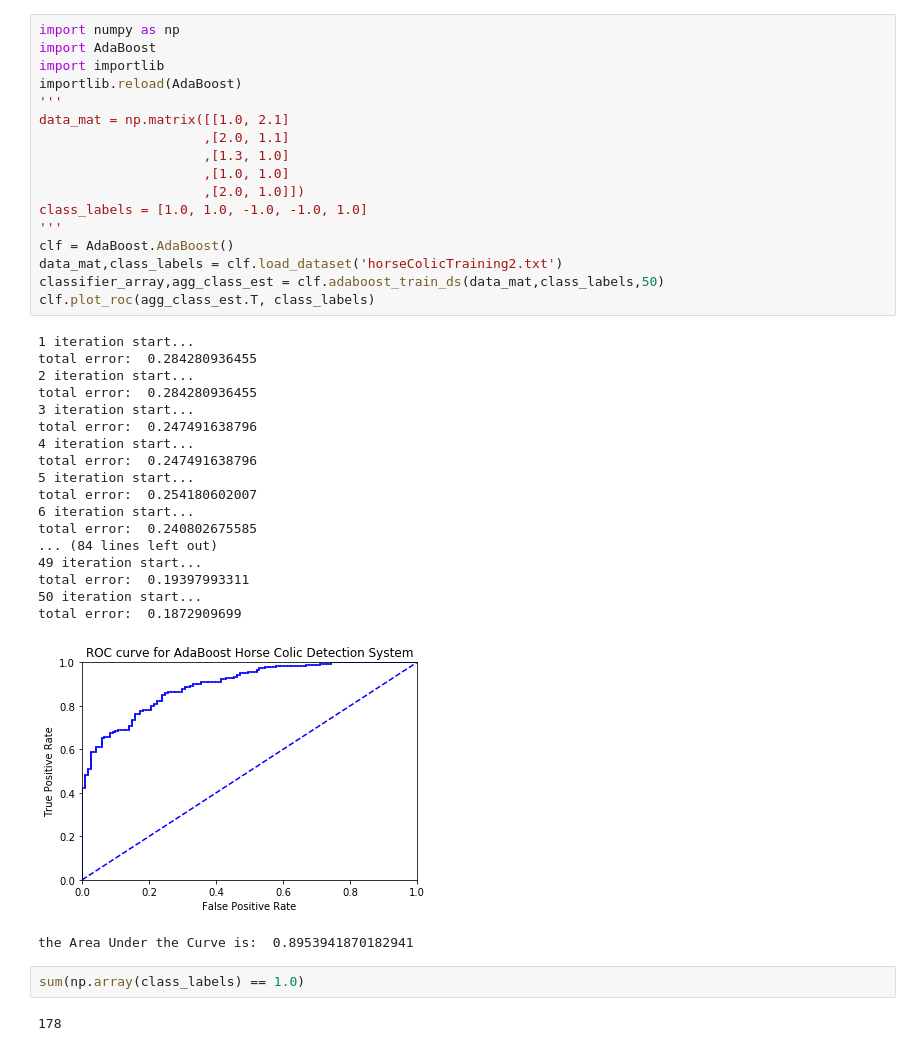
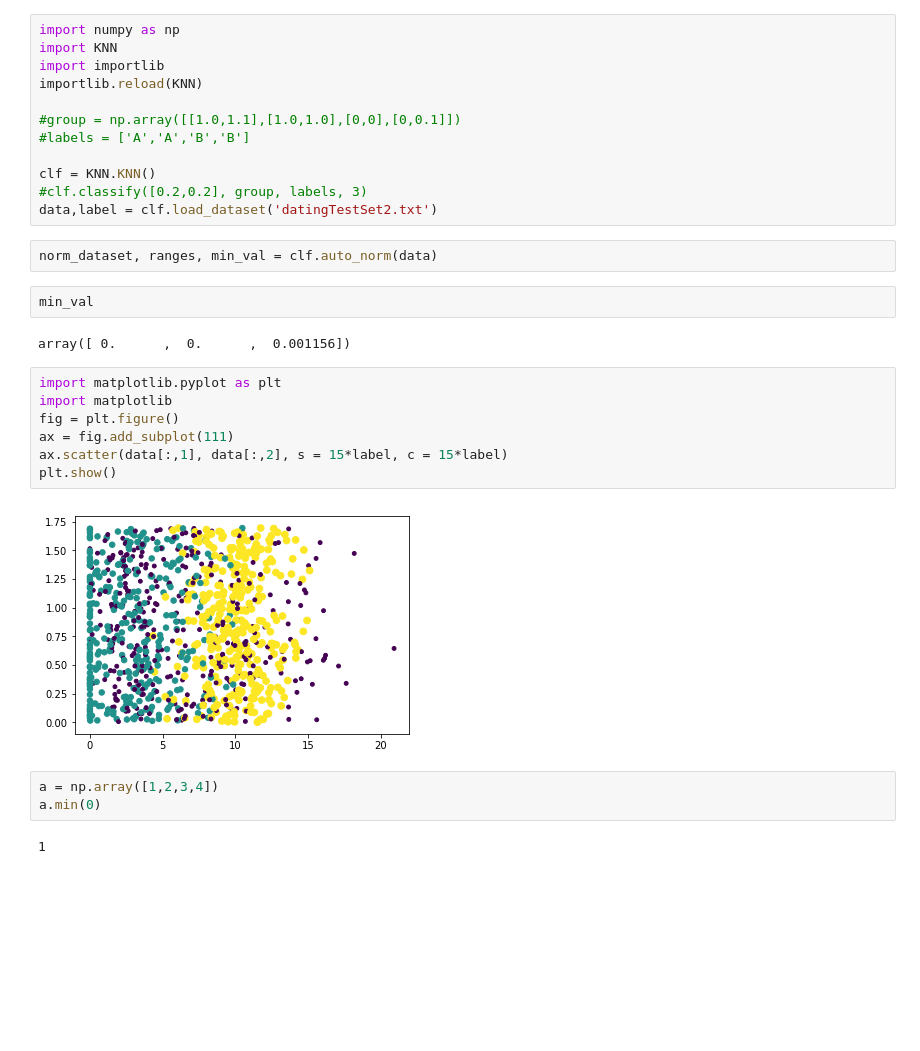
Before and after one commit to hidejxz/machinelearning, a Jupyter notebook: Untitled.ipynb, the cells around one changed output. Saved outputs shown, nothing was run; the diff lists cells and outputs as text; blank space fills up the shorter version.

```diff
--- a/Untitled.ipynb
+++ b/Untitled.ipynb
@@ -1,41 +1,32 @@
-# %%
-import numpy as np
-import AdaBoost
-import importlib
-importlib.reload(AdaBoost)
-'''
-data_mat = np.matrix([[1.0, 2.1]
-                     ,[2.0, 1.1]
-                     ,[1.3, 1.0]
-                     ,[1.0, 1.0]
-                     ,[2.0, 1.0]])
-class_labels = [1.0, 1.0, -1.0, -1.0, 1.0]
-'''
-clf = AdaBoost.AdaBoost()
-data_mat,class_labels = clf.load_dataset('horseColicTraining2.txt')
-classifier_array,agg_class_est = clf.adaboost_train_ds(data_mat,class_labels,50)
-clf.plot_roc(agg_class_est.T, class_labels)
-# %% [output]
-1 iteration start...
-total error:  0.284280936455
-2 iteration start...
-total error:  0.284280936455
-3 iteration start...
-total error:  0.247491638796
-4 iteration start...
-total error:  0.247491638796
-5 iteration start...
-total error:  0.254180602007
-6 iteration start...
-total error:  0.240802675585
-... (84 lines left out)
-49 iteration start...
-total error:  0.19397993311
-50 iteration start...
-total error:  0.1872909699
-[figure, removed]
-the Area Under the Curve is:  0.8953941870182941
+# %%
+import numpy as np
+import KNN
+import importlib
+importlib.reload(KNN)
+
+#group = np.array([[1.0,1.1],[1.0,1.0],[0,0],[0,0.1]])
+#labels = ['A','A','B','B']
+
+clf = KNN.KNN()
+#clf.classify([0.2,0.2], group, labels, 3)
+data,label = clf.load_dataset('datingTestSet2.txt')
+# %%
+norm_dataset, ranges, min_val = clf.auto_norm(data)
+# %%
+min_val
+# %% [output]
+array([ 0.      ,  0.      ,  0.001156])
+# %%
+import matplotlib.pyplot as plt
+import matplotlib
+fig = plt.figure()
+ax = fig.add_subplot(111)
+ax.scatter(data[:,1], data[:,2], s = 15*label, c = 15*label)
+plt.show()
+# %% [output]
+[figure, added]
 # %%
-sum(np.array(class_labels) == 1.0)
+a = np.array([1,2,3,4])
+a.min(0)
 # %% [output]
-178
+1
```
Also changed, not shown: parts of 31 cells of this notebook, 3 other files.
